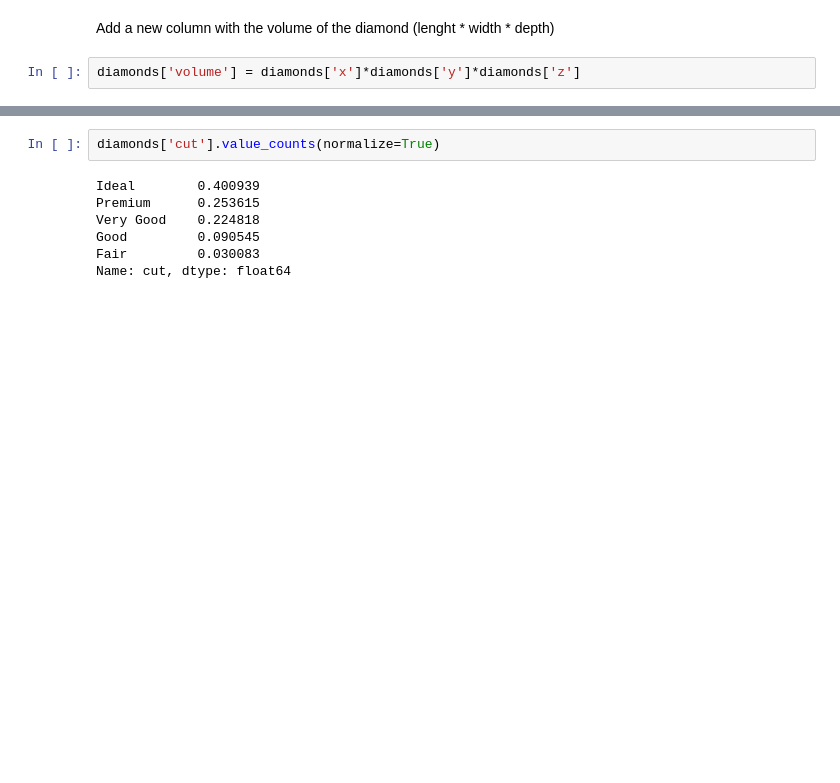
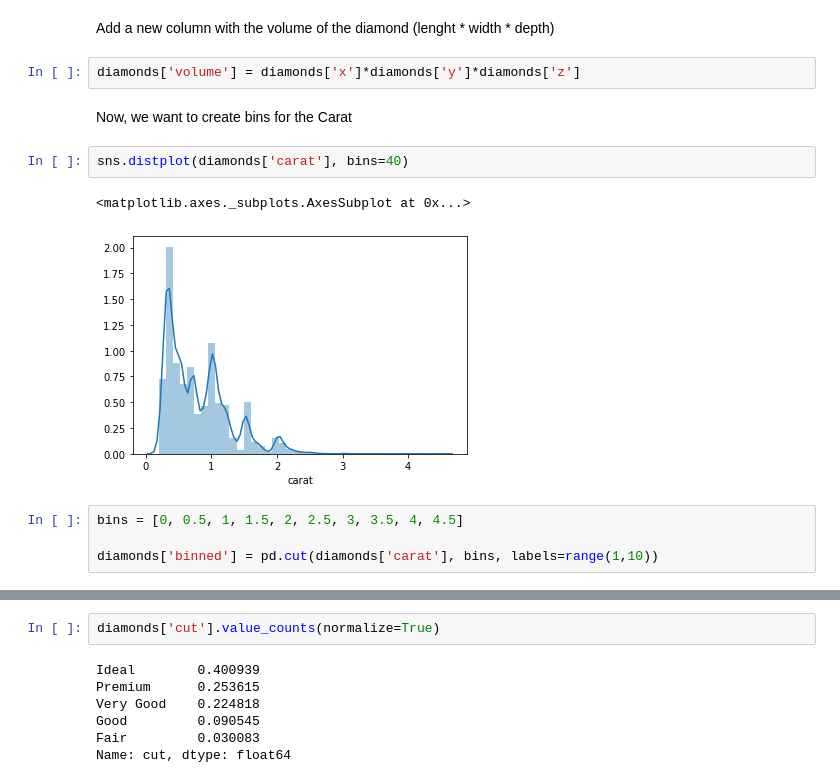
Before and after one commit to gojuangu/definitive_diamond_buying_guide, a Jupyter notebook: Analysis Data.ipynb, the cells around one changed output, grey strips where cells are left out. Drawn from its saved outputs; the diff is of its cells as text; blank space fills up the shorter version.

```diff
--- a/Analysis Data.ipynb
+++ b/Analysis Data.ipynb
@@ -162,6 +146,17 @@ diamonds.loc[(diamonds['x']==0) | (diamonds['y']==0) | (diamonds['z']==0)]
 Add a new column with the volume of the diamond (lenght * width * depth)
 # %%
 diamonds['volume'] = diamonds['x']*diamonds['y']*diamonds['z']
+# %% [markdown]
+Now, we want to create bins for the Carat
+# %%
+sns.distplot(diamonds['carat'], bins=40)
+# %% [output]
+<matplotlib.axes._subplots.AxesSubplot at 0x...>
+[figure, added]
+# %%
+bins = [0, 0.5, 1, 1.5, 2, 2.5, 3, 3.5, 4, 4.5]
+
+diamonds['binned'] = pd.cut(diamonds['carat'], bins, labels=range(1,10))
 # %%
 diamonds
 # %% [output]
```
Also changed, not shown: parts of 20 cells of this notebook.
